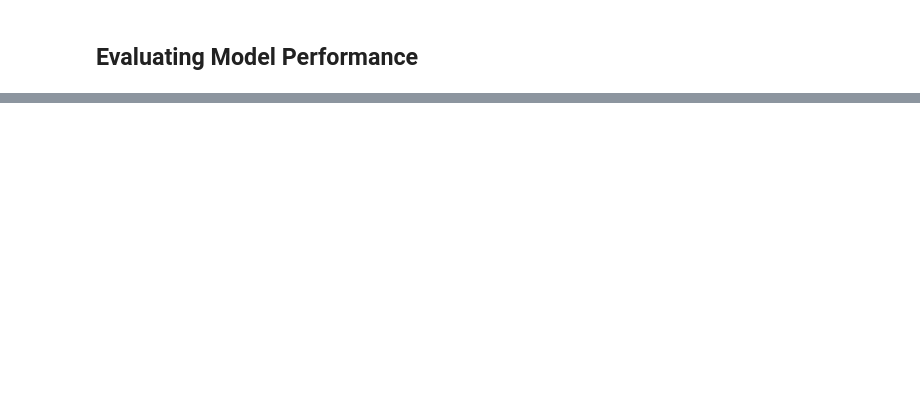
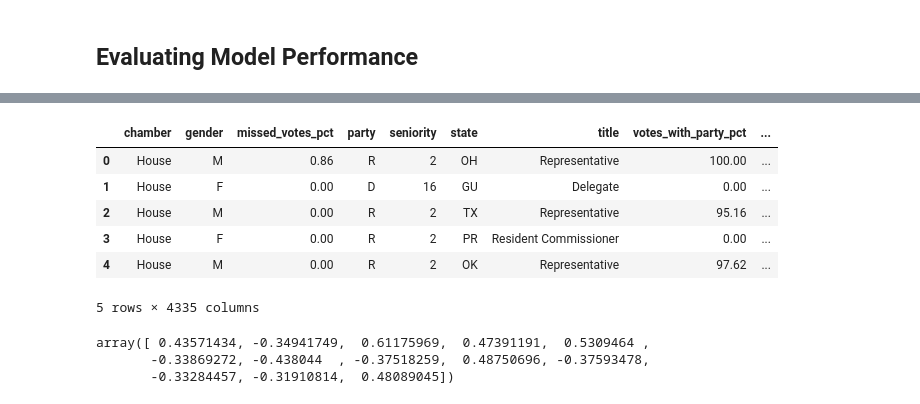
Before and after one commit to zack-braun/DVA-Project, a Jupyter notebook: experiments/DwNomRegressionCodeFinal.ipynb, the cells around one changed output, grey strips where cells are left out. Cells and saved outputs as stored; diff of their text form; code cells hidden in the pictures; blank space fills up the shorter version.

```diff
--- a/experiments/DwNomRegressionCodeFinal.ipynb
+++ b/experiments/DwNomRegressionCodeFinal.ipynb
@@ -346,29 +348,33 @@ fig.savefig("C:/Users/rkuhn/Documents/Courses/DataandVisualAnalytics/Project/pre
 # %%
-missingDWNominateFile = "C:/Users/rkuhn/Documents/Courses/DataandVisualAnalytics/Project/missingDW.csv"
+#missingDWNominateFile = "C:/Users/rkuhn/Documents/Courses/DataandVisualAnalytics/Project/missingDW.csv"
+missingDWNominateFile = "https://raw.githubusercontent.com/zack-braun/DVA-Project/master/experiments/missingDW.csv"
 missingDW = pd.read_csv(missingDWNominateFile)
 missingDW.drop(['Unnamed: 0', 'dw_nominate'], axis = 1, inplace = True )
-print(missingDW.columns)
+
 missingDW = pd.merge(missingDW, campaignDF, on='opensecrets' , how="left" )
-print(missingDW.shape)
-print(missingDW.columns)
+
 missingDW.drop(['opensecrets', 'govtrack_id'], axis = 1, inplace = True)
 missingDW = missingDW.fillna(0, axis = 1)
 display(missingDW.head())
-# We make our prediction using the stacked regressor
-
-rfStack = RandomForestRegressor(n_estimators = 500, random_state = rand_state, max_features = 'auto', max_depth = 5)
-
-regressors = [predPipeRF, predPipeENET, predPipeGBR, predPipeSVR]
-stregr = StackingRegressor(regressors=regressors,
-                           meta_regressor=rfStack)
-
-stregr.fit(x_data, target)
-predictedDW = stregr.predict(missingDW)
-
-display(predictedDW)
+# %% [output]
+|  | chamber | gender | missed_votes_pct | party | seniority | state | title | votes_with_party_pct | ... |
+| 0 | House | M | 0.86 | R | 2 | OH | Representative | 100.00 | ... |
+| 1 | House | F | 0.00 | D | 16 | GU | Delegate | 0.00 | ... |
+| 2 | House | M | 0.00 | R | 2 | TX | Representative | 95.16 | ... |
+| 3 | House | F | 0.00 | R | 2 | PR | Resident Commissioner | 0.00 | ... |
+| 4 | House | M | 0.00 | R | 2 | OK | Representative | 97.62 | ... |
+5 rows × 4335 columns
 # %%
+# We make our predictions with the RF model
+predictedDW = rfclf.predict(missingDW)
+
+
+
 display(predictedDW)
-
 DWNom = pd.Series(predictedDW)
 missingDW['dw_nominate'] = DWNom
-missingDW.to_csv('C:/Users/rkuhn/Documents/Courses/DataandVisualAnalytics/Project/missingDWpredictions.csv')
+missingDW.to_csv('C:/Users/rkuhn/Documents/Courses/DataandVisualAnalytics/Project/missingDWpredictionsFinal.csv')
+# %% [output]
+array([ 0.43571434, -0.34941749,  0.61175969,  0.47391191,  0.5309464 ,
+       -0.33869272, -0.438044  , -0.37518259,  0.48750696, -0.37593478,
+       -0.33284457, -0.31910814,  0.48089045])
```
Also changed, not shown: parts of 15 cells of this notebook.
